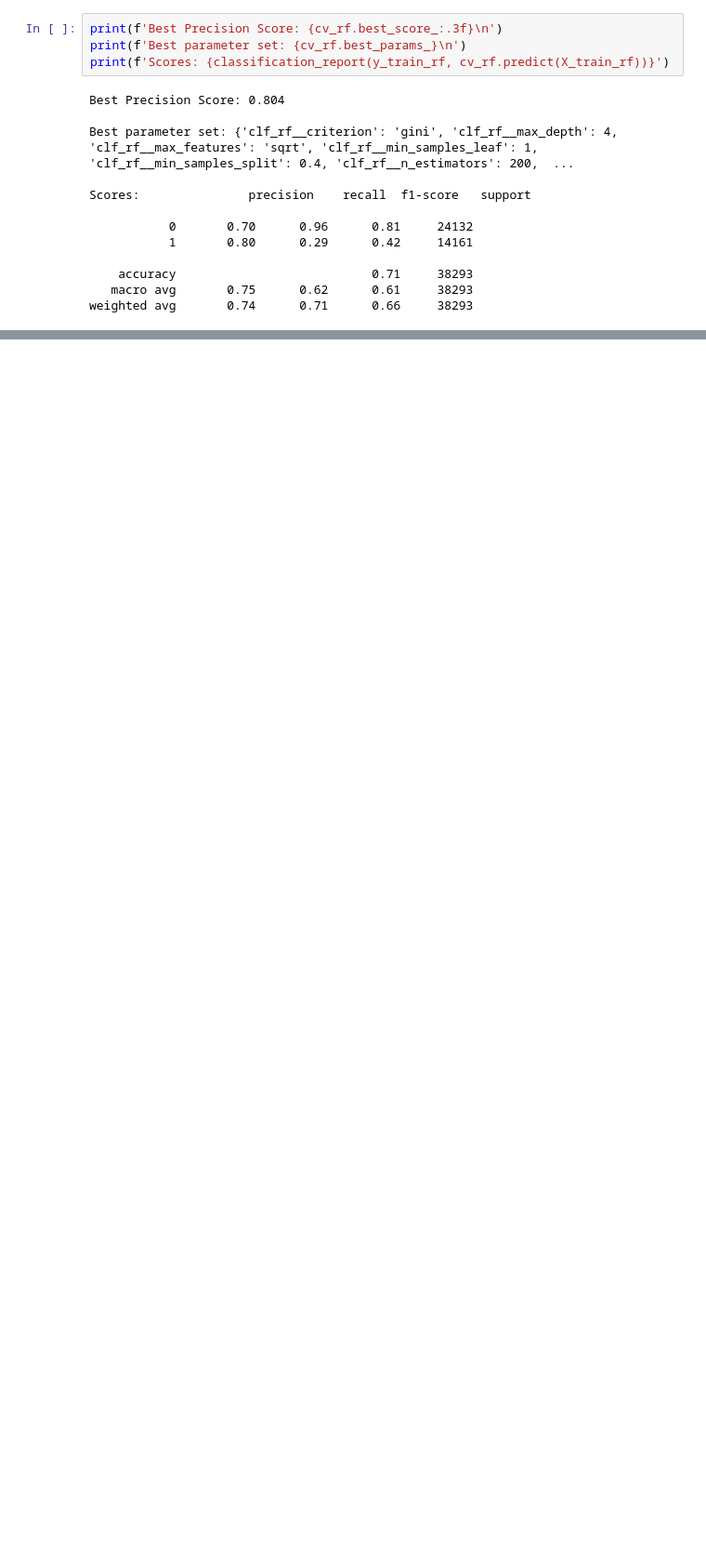
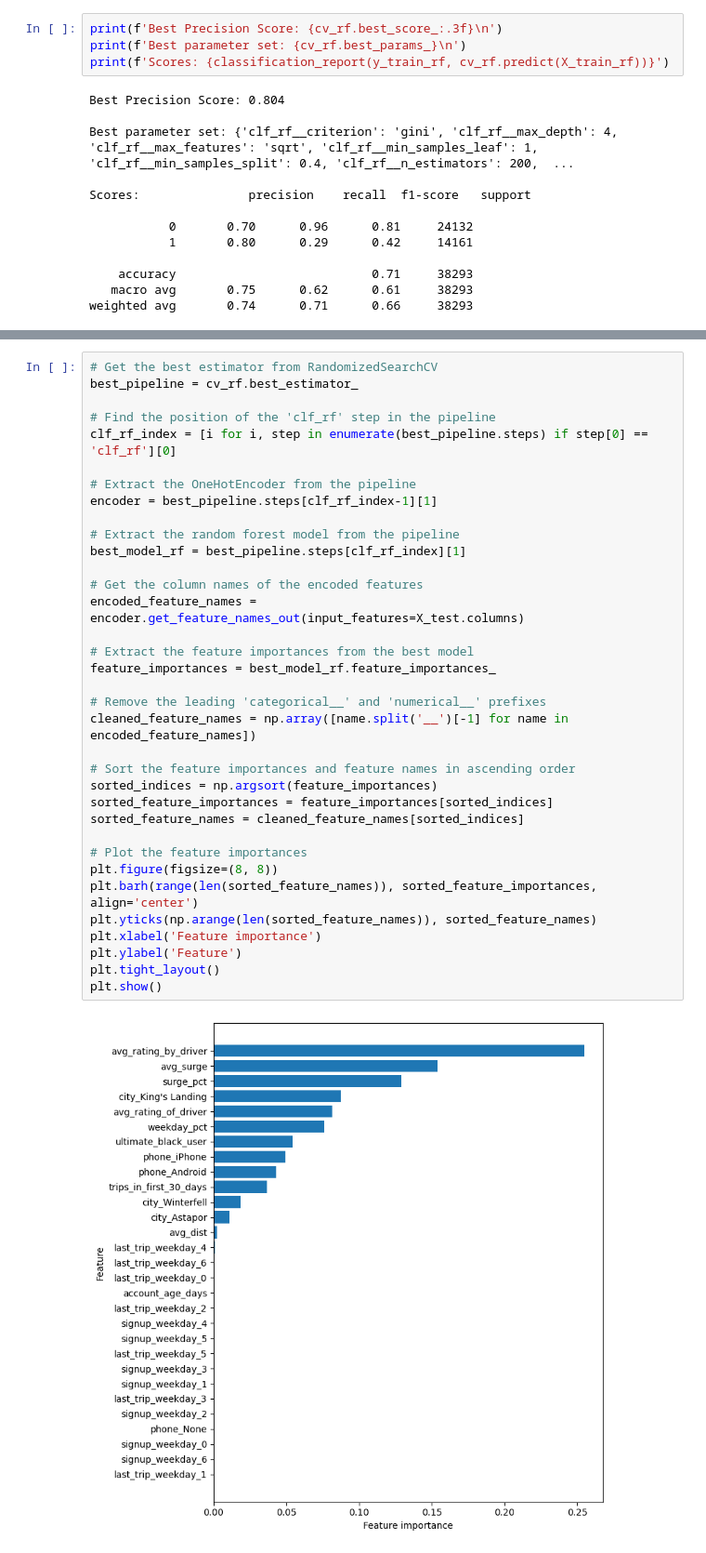
Before and after one commit to BrettlyCD/da_challenge, a Jupyter notebook: notebooks/3_predictive_modeling.ipynb, the cells around one changed output, grey strips where cells are left out. Shown: that part at 93% size. Drawn from its saved outputs; the diff is of its cells as text; blank space fills up the shorter version.

```diff
--- a/notebooks/3_predictive_modeling.ipynb
+++ b/notebooks/3_predictive_modeling.ipynb
@@ -708,0 +888,37 @@ weighted avg       0.74      0.71      0.66     38293
+# %%
+# Get the best estimator from RandomizedSearchCV
+best_pipeline = cv_rf.best_estimator_
+
+# Find the position of the 'clf_rf' step in the pipeline
+clf_rf_index = [i for i, step in enumerate(best_pipeline.steps) if step[0] == 'clf_rf'][0]
+
+# Extract the OneHotEncoder from the pipeline
+encoder = best_pipeline.steps[clf_rf_index-1][1]
+
+# Extract the random forest model from the pipeline
+best_model_rf = best_pipeline.steps[clf_rf_index][1]
+
+# Get the column names of the encoded features
+encoded_feature_names = encoder.get_feature_names_out(input_features=X_test.columns)
+
+# Extract the feature importances from the best model
+feature_importances = best_model_rf.feature_importances_
+
+# Remove the leading 'categorical__' and 'numerical__' prefixes
+cleaned_feature_names = np.array([name.split('__')[-1] for name in encoded_feature_names])
+
+# Sort the feature importances and feature names in ascending order
+sorted_indices = np.argsort(feature_importances)
+sorted_feature_importances = feature_importances[sorted_indices]
+sorted_feature_names = cleaned_feature_names[sorted_indices]
+
+# Plot the feature importances
+plt.figure(figsize=(8, 8))
+plt.barh(range(len(sorted_feature_names)), sorted_feature_importances, align='center')
+plt.yticks(np.arange(len(sorted_feature_names)), sorted_feature_names)
+plt.xlabel('Feature importance')
+plt.ylabel('Feature')
+plt.tight_layout()
+plt.show()
+# %% [output]
+[figure, added]
```
Also changed, not shown: parts of 18 cells of this notebook.
